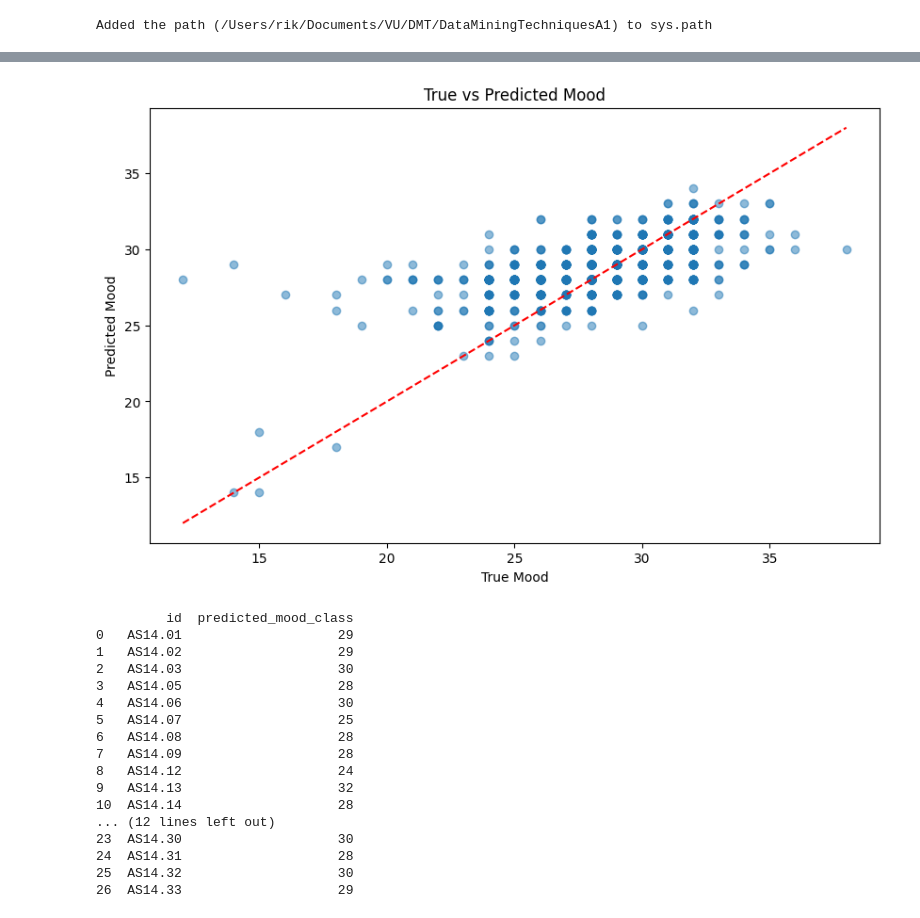
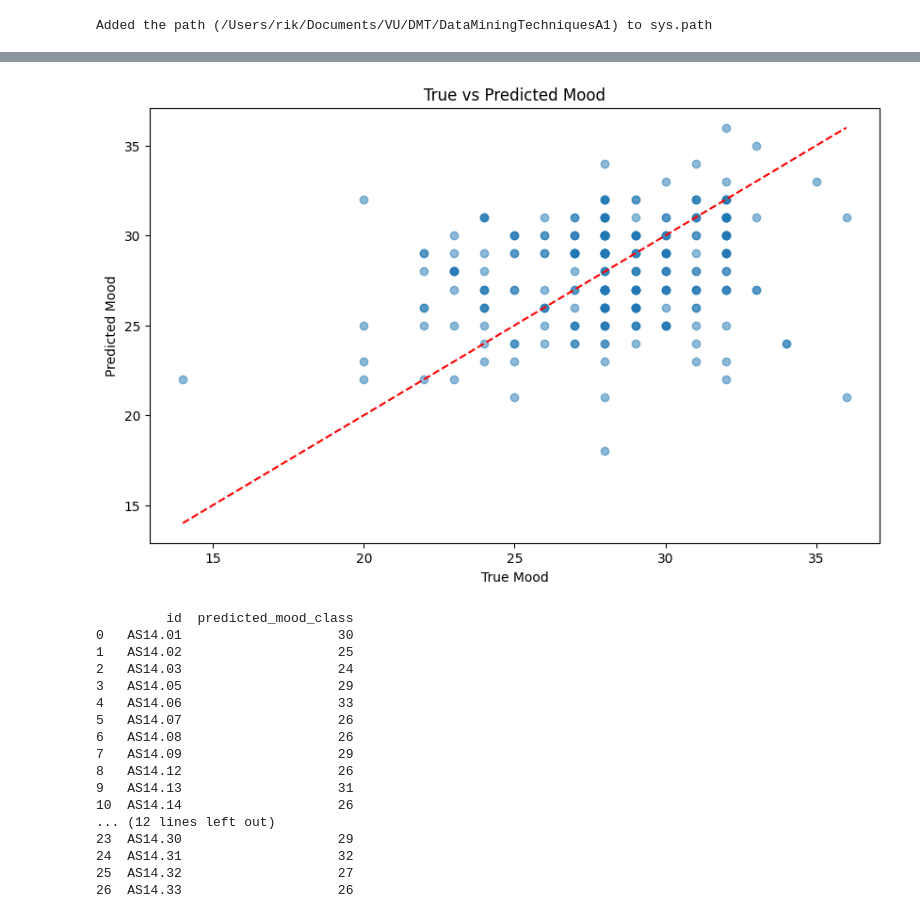
Before and after one commit to Rikvandijk1209/DataMiningTechniquesA1, a Jupyter notebook: notebooks/classification_modelling.ipynb, the cells around one changed output, grey strips where cells are left out. Saved outputs shown, nothing was run; the diff lists cells and outputs as text; code cells hidden in the pictures.

```diff
--- a/notebooks/classification_modelling.ipynb
+++ b/notebooks/classification_modelling.ipynb
@@ -30,7 +46,7 @@ output_dim = train_df['mood'].max() + 1
 train_df_split, val_df_split = split_train_val(train_df, fraction=0.2)
 # %%
 study = optuna.create_study(direction='minimize')
-study.optimize(lambda trial: objective(trial, train_df_split, val_df_split, id_map, input_dim, id_count, output_dim, device), n_trials=20)
+study.optimize(lambda trial: objective(trial, train_df_split, val_df_split, id_map, input_dim, id_count, output_dim, device), n_trials=200)
 
 best_params = study.best_params
 print("Best hyperparams:", best_params)
@@ -97,7 +110,7 @@ Epoch 20: train loss = 0.1331, val loss = 0.1618
 # %%
-plot_mood_predictions(model, train_loader, device)
+plot_mood_predictions(model, val_loader, device)
 # %% [output]
-[figure, old version]
+[figure, new version]
 # %%
 # Run predictions on test_df
 test_predictions = predict(model, test_df, id_map, device)
@@ -110,19 +123,19 @@ test_df_with_preds['predicted_mood_class'] = test_predictions
 print(test_df_with_preds[['id', 'predicted_mood_class']])
 # %% [output]
          id  predicted_mood_class
-0   AS14.01                    29
-1   AS14.02                    29
-2   AS14.03                    30
-3   AS14.05                    28
-4   AS14.06                    30
-5   AS14.07                    25
-6   AS14.08                    28
-7   AS14.09                    28
-8   AS14.12                    24
-9   AS14.13                    32
-10  AS14.14                    28
+0   AS14.01                    30
+1   AS14.02                    25
+2   AS14.03                    24
+3   AS14.05                    29
+4   AS14.06                    33
+5   AS14.07                    26
+6   AS14.08                    26
+7   AS14.09                    29
+8   AS14.12                    26
+9   AS14.13                    31
+10  AS14.14                    26
 ... (12 lines left out)
-23  AS14.30                    30
-24  AS14.31                    28
-25  AS14.32                    30
-26  AS14.33                    29
+23  AS14.30                    29
+24  AS14.31                    32
+25  AS14.32                    27
+26  AS14.33                    26
```
Also changed, not shown: parts of 5 cells of this notebook, 1 other file.
